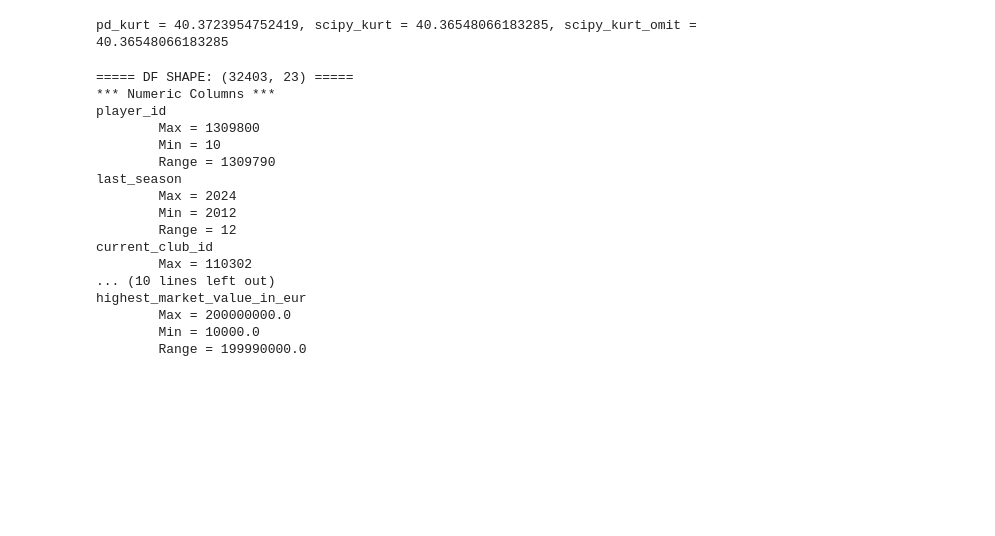
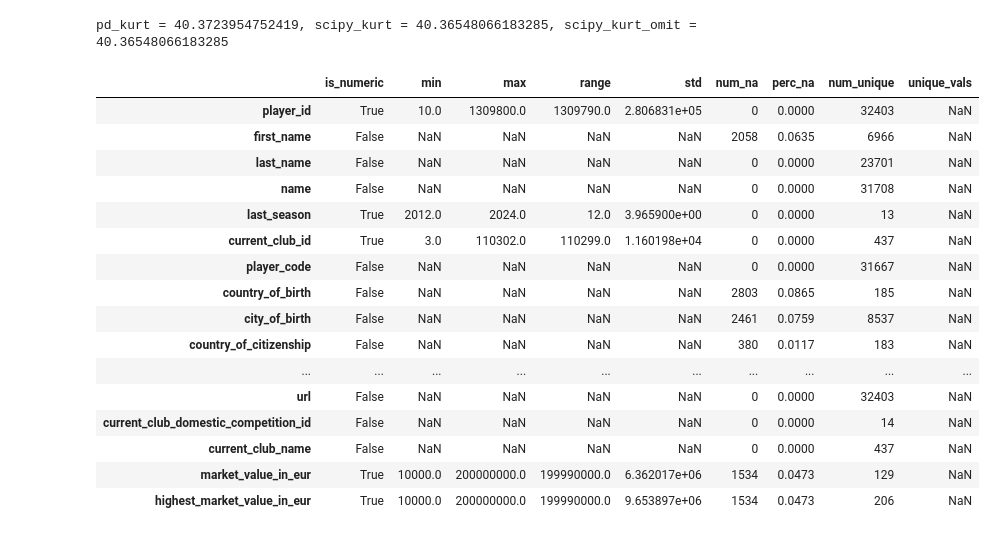
Before and after one commit to abitofgrey/classwork, a Jupyter notebook: w7.1.uni-stats.ipynb, the cells around one changed output. Saved outputs shown, nothing was run; the diff lists cells and outputs as text; code cells hidden in the pictures; blank space fills up the shorter version.

```diff
--- a/w7.1.uni-stats.ipynb
+++ b/w7.1.uni-stats.ipynb
@@ -123,20 +149,21 @@ def eda(df: pd.DataFrame) -> None:
 # %%
-eda(df)
+cats_df = eda(df)
+cats_df
 # %% [output]
-===== DF SHAPE: (32403, 23) =====
-*** Numeric Columns ***
-player_id
-        Max = 1309800
-        Min = 10
-        Range = 1309790
-last_season
-        Max = 2024
-        Min = 2012
-        Range = 12
-current_club_id
-        Max = 110302
-... (10 lines left out)
-highest_market_value_in_eur
-        Max = 200000000.0
-        Min = 10000.0
-        Range = 199990000.0
+|  | is_numeric | min | max | range | std | num_na | perc_na | num_unique | unique_vals |
+| player_id | True | 10.0 | 1309800.0 | 1309790.0 | 2.806831e+05 | 0 | 0.0000 | 32403 | NaN |
+| first_name | False | NaN | NaN | NaN | NaN | 2058 | 0.0635 | 6966 | NaN |
+| last_name | False | NaN | NaN | NaN | NaN | 0 | 0.0000 | 23701 | NaN |
+| name | False | NaN | NaN | NaN | NaN | 0 | 0.0000 | 31708 | NaN |
+| last_season | True | 2012.0 | 2024.0 | 12.0 | 3.965900e+00 | 0 | 0.0000 | 13 | NaN |
+| current_club_id | True | 3.0 | 110302.0 | 110299.0 | 1.160198e+04 | 0 | 0.0000 | 437 | NaN |
+| player_code | False | NaN | NaN | NaN | NaN | 0 | 0.0000 | 31667 | NaN |
+| country_of_birth | False | NaN | NaN | NaN | NaN | 2803 | 0.0865 | 185 | NaN |
+| city_of_birth | False | NaN | NaN | NaN | NaN | 2461 | 0.0759 | 8537 | NaN |
+| country_of_citizenship | False | NaN | NaN | NaN | NaN | 380 | 0.0117 | 183 | NaN |
+| ... | ... | ... | ... | ... | ... | ... | ... | ... | ... |
+| url | False | NaN | NaN | NaN | NaN | 0 | 0.0000 | 32403 | NaN |
+| current_club_domestic_competition_id | False | NaN | NaN | NaN | NaN | 0 | 0.0000 | 14 | NaN |
+| current_club_name | False | NaN | NaN | NaN | NaN | 0 | 0.0000 | 437 | NaN |
+| market_value_in_eur | True | 10000.0 | 200000000.0 | 199990000.0 | 6.362017e+06 | 1534 | 0.0473 | 129 | NaN |
+| highest_market_value_in_eur | True | 10000.0 | 200000000.0 | 199990000.0 | 9.653897e+06 | 1534 | 0.0473 | 206 | NaN |
```
Also changed, not shown: parts of 2 cells of this notebook.
